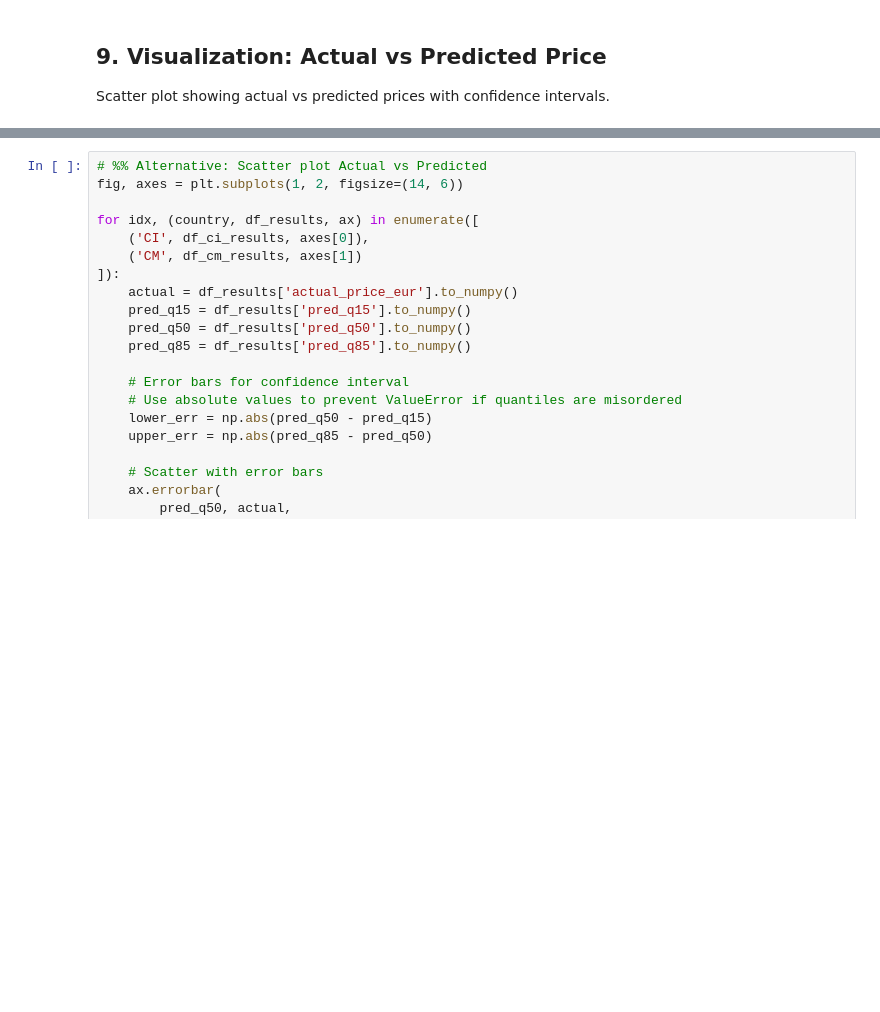
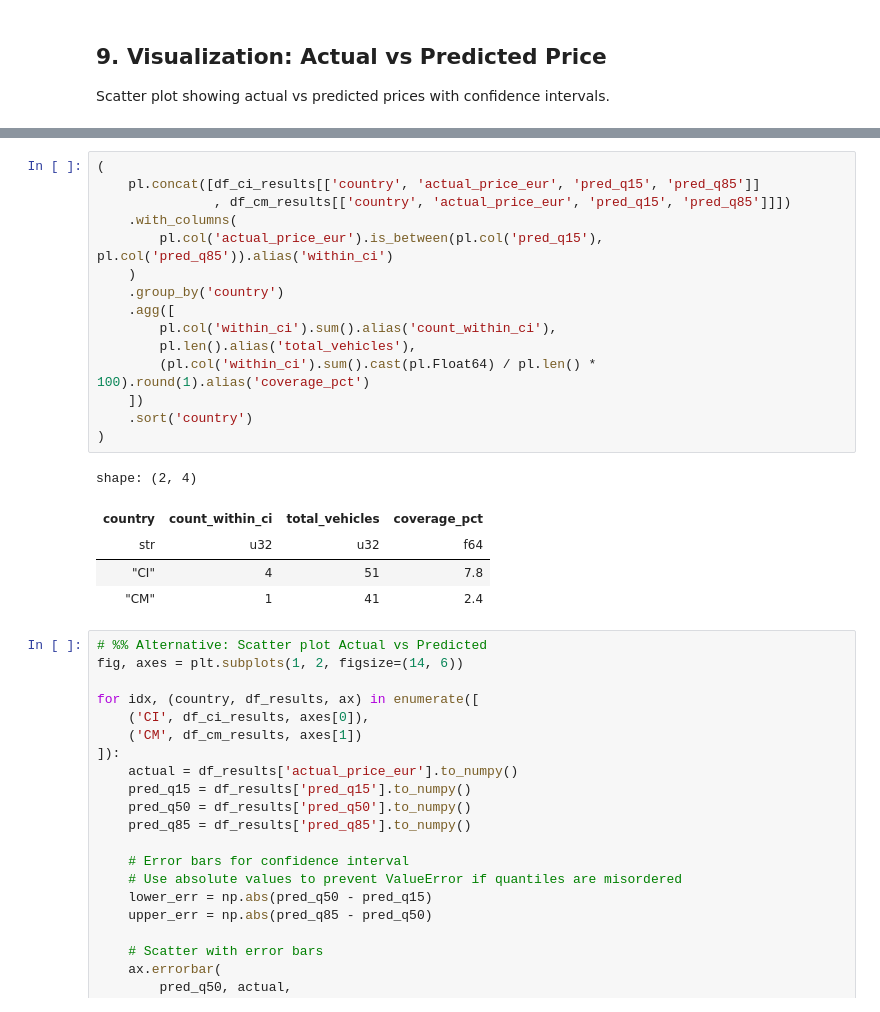
Before and after one commit to brunothefirst/car_price_prediction, a Jupyter notebook: notebooks/07_lean_model_evaluation_customs.ipynb, the cells around one changed output, grey strips where cells are left out. Saved outputs shown, nothing was run; the diff lists cells and outputs as text; blank space fills up the shorter version.

```diff
--- a/notebooks/07_lean_model_evaluation_customs.ipynb
+++ b/notebooks/07_lean_model_evaluation_customs.ipynb
@@ -1055,3 +1071,24 @@ for idx, (country, df_results, ax) in enumerate([
+# %%
+(
+    pl.concat([df_ci_results[['country', 'actual_price_eur', 'pred_q15', 'pred_q85']]
+               , df_cm_results[['country', 'actual_price_eur', 'pred_q15', 'pred_q85']]])
+    .with_columns(
+        pl.col('actual_price_eur').is_between(pl.col('pred_q15'), pl.col('pred_q85')).alias('within_ci')
+    )
+    .group_by('country')
+    .agg([
+        pl.col('within_ci').sum().alias('count_within_ci'),
+        pl.len().alias('total_vehicles'),
+        (pl.col('within_ci').sum().cast(pl.Float64) / pl.len() * 100).round(1).alias('coverage_pct')
+    ])
+    .sort('country')
+)
+# %% [output]
+shape: (2, 4)
+| country | count_within_ci | total_vehicles | coverage_pct |
+| str | u32 | u32 | f64 |
+| "CI" | 4 | 51 | 7.8 |
+| "CM" | 1 | 41 | 2.4 |
 # %%
 # %% Alternative: Scatter plot Actual vs Predicted
 fig, axes = plt.subplots(1, 2, figsize=(14, 6))
```
Also changed, not shown: parts of 7 cells of this notebook, 4 other files.
